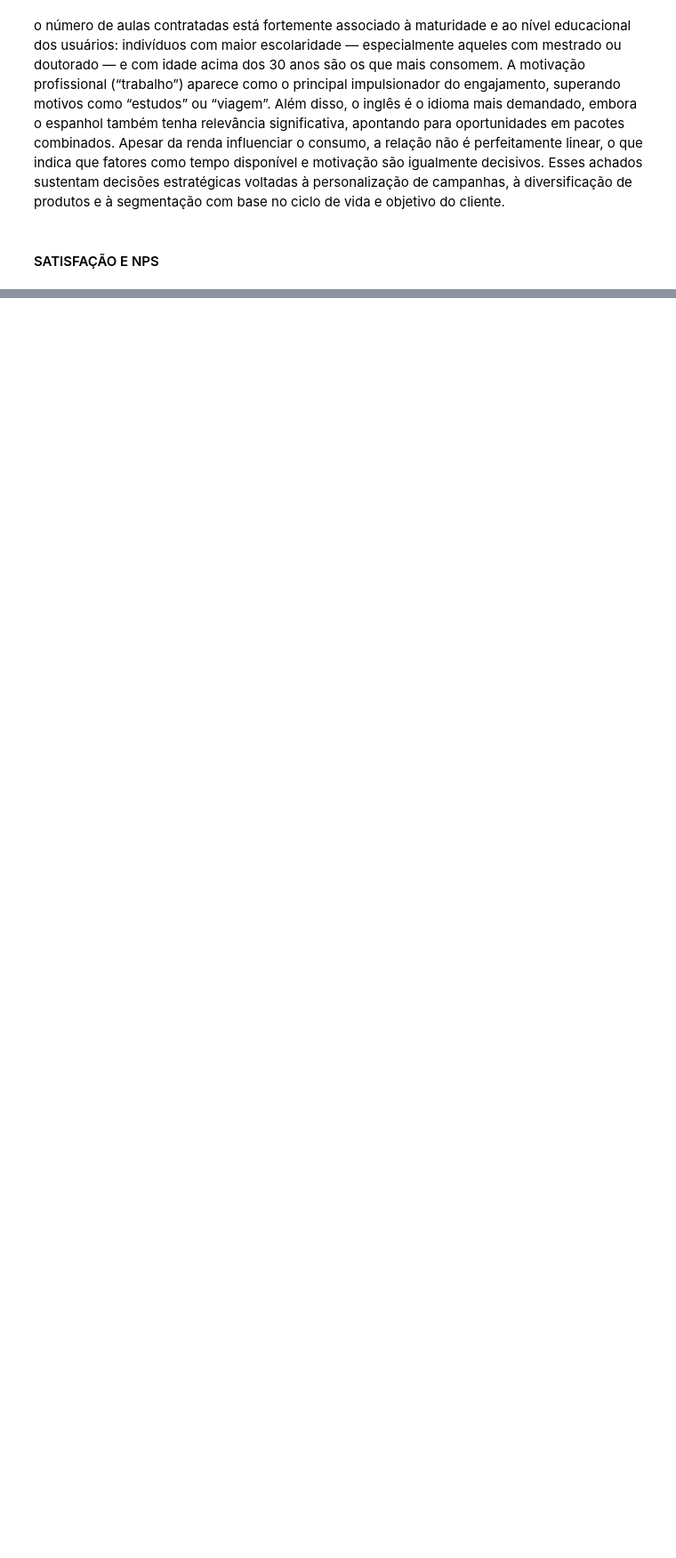
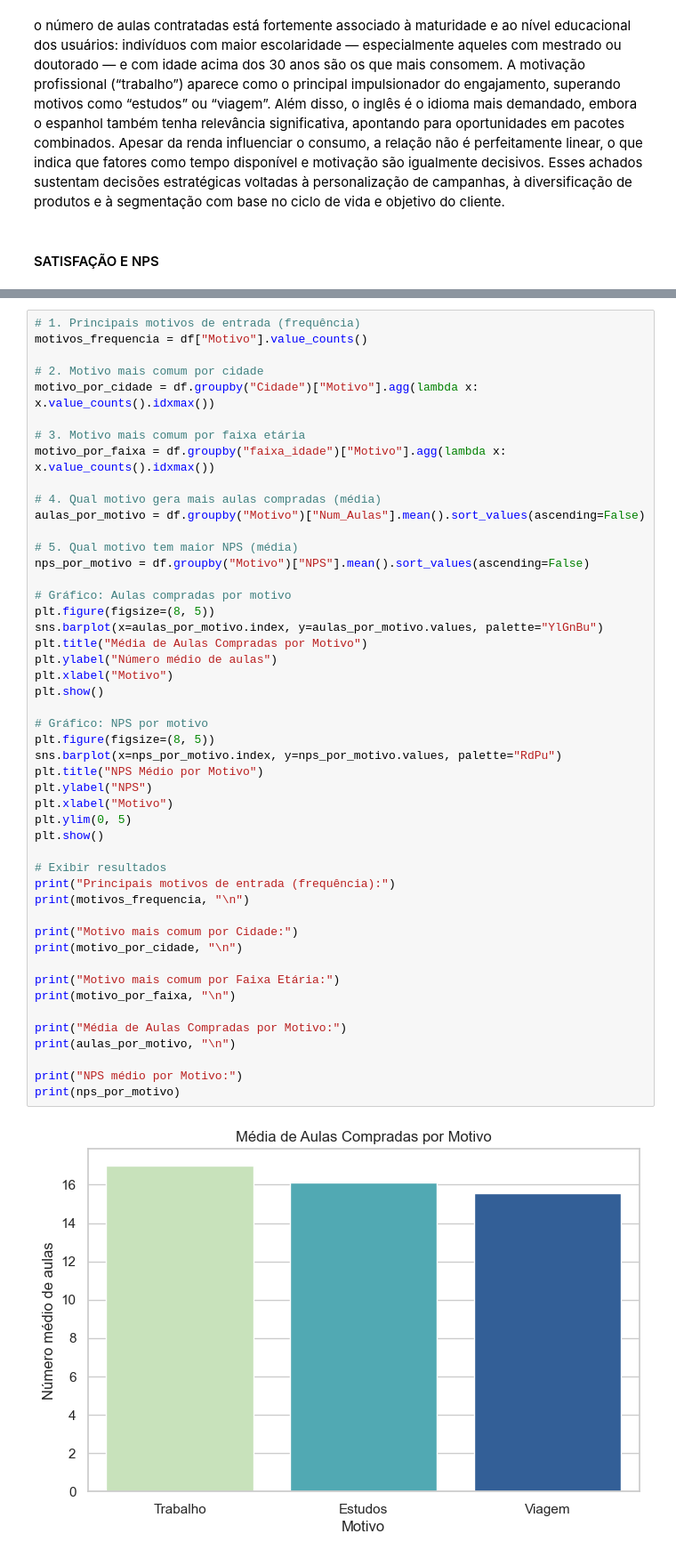
Before and after one commit to liviagcarvalho/LinguasI-Analise-Exploratoria, a Jupyter notebook: AnaliseExploratoria.ipynb, the cells around one changed output, grey strips where cells are left out. Shown at 89% size. Drawn from its saved outputs; the diff is of its cells as text; blank space fills up the shorter version.

```diff
--- a/AnaliseExploratoria.ipynb
+++ b/AnaliseExploratoria.ipynb
@@ -554,0 +624,50 @@ o número de aulas contratadas está fortemente associado à maturidade e ao ní
+# %%
+# 1. Principais motivos de entrada (frequência)
+motivos_frequencia = df["Motivo"].value_counts()
+
+# 2. Motivo mais comum por cidade
+motivo_por_cidade = df.groupby("Cidade")["Motivo"].agg(lambda x: x.value_counts().idxmax())
+
+# 3. Motivo mais comum por faixa etária
+motivo_por_faixa = df.groupby("faixa_idade")["Motivo"].agg(lambda x: x.value_counts().idxmax())
+
+# 4. Qual motivo gera mais aulas compradas (média)
+aulas_por_motivo = df.groupby("Motivo")["Num_Aulas"].mean().sort_values(ascending=False)
+
+# 5. Qual motivo tem maior NPS (média)
+nps_por_motivo = df.groupby("Motivo")["NPS"].mean().sort_values(ascending=False)
+
+# Gráfico: Aulas compradas por motivo
+plt.figure(figsize=(8, 5))
+sns.barplot(x=aulas_por_motivo.index, y=aulas_por_motivo.values, palette="YlGnBu")
+plt.title("Média de Aulas Compradas por Motivo")
+plt.ylabel("Número médio de aulas")
+plt.xlabel("Motivo")
+plt.show()
+
+# Gráfico: NPS por motivo
+plt.figure(figsize=(8, 5))
+sns.barplot(x=nps_por_motivo.index, y=nps_por_motivo.values, palette="RdPu")
+plt.title("NPS Médio por Motivo")
+plt.ylabel("NPS")
+plt.xlabel("Motivo")
+plt.ylim(0, 5)
+plt.show()
+
+# Exibir resultados
+print("Principais motivos de entrada (frequência):")
+print(motivos_frequencia, "\n")
+
+print("Motivo mais comum por Cidade:")
+print(motivo_por_cidade, "\n")
+
+print("Motivo mais comum por Faixa Etária:")
+print(motivo_por_faixa, "\n")
+
+print("Média de Aulas Compradas por Motivo:")
+print(aulas_por_motivo, "\n")
+
+print("NPS médio por Motivo:")
+print(nps_por_motivo)
+# %% [output]
+[figure, added]
```
Also changed, not shown: parts of 11 cells of this notebook.
